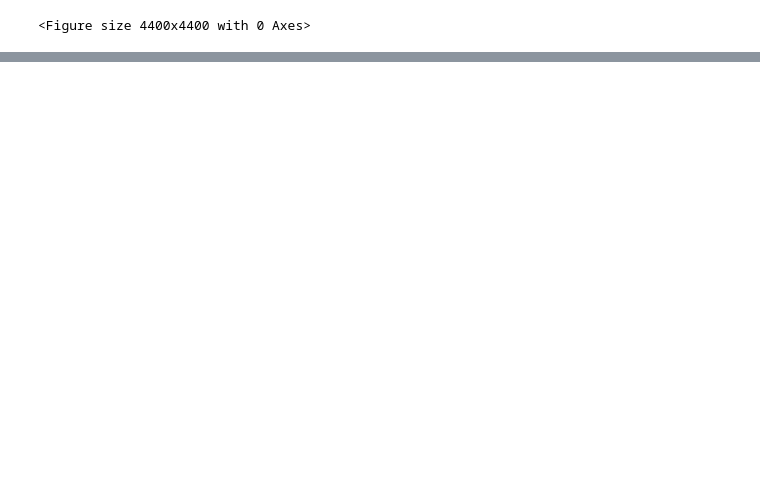
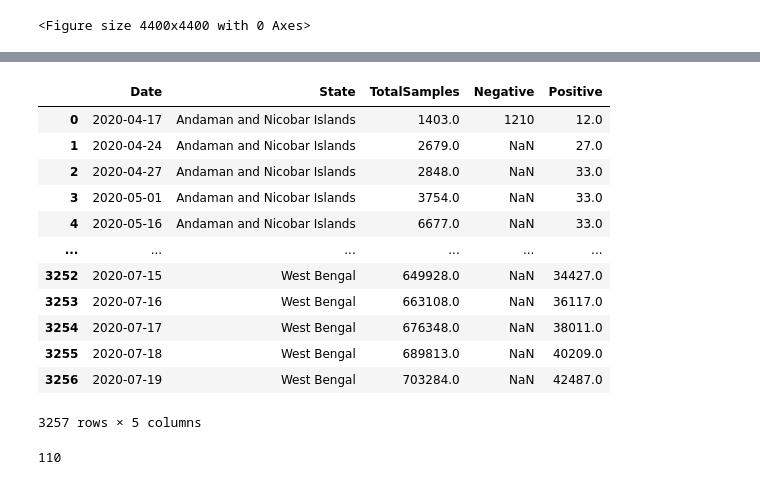
Before and after one commit to charithcherry/covid-19-data-analysis, a Jupyter notebook: covid_19_data_analysis.ipynb, the cells around one changed output, grey strips where cells are left out. Saved outputs shown, nothing was run; the diff lists cells and outputs as text; code cells hidden in the pictures; blank space fills up the shorter version.

```diff
--- a/covid_19_data_analysis.ipynb
+++ b/covid_19_data_analysis.ipynb
@@ -298,0 +314,22 @@ d1.iplot(kind='bar',x='Date',y='count')
+# %%
+stw=pd.read_csv('StatewiseTestingDetails.csv')
+# %%
+stw
+# %% [output]
+|  | Date | State | TotalSamples | Negative | Positive |
+| 0 | 2020-04-17 | Andaman and Nicobar Islands | 1403.0 | 1210 | 12.0 |
+| 1 | 2020-04-24 | Andaman and Nicobar Islands | 2679.0 | NaN | 27.0 |
+| 2 | 2020-04-27 | Andaman and Nicobar Islands | 2848.0 | NaN | 33.0 |
+| 3 | 2020-05-01 | Andaman and Nicobar Islands | 3754.0 | NaN | 33.0 |
+| 4 | 2020-05-16 | Andaman and Nicobar Islands | 6677.0 | NaN | 33.0 |
+| ... | ... | ... | ... | ... | ... |
+| 3252 | 2020-07-15 | West Bengal | 649928.0 | NaN | 34427.0 |
+| 3253 | 2020-07-16 | West Bengal | 663108.0 | NaN | 36117.0 |
+| 3254 | 2020-07-17 | West Bengal | 676348.0 | NaN | 38011.0 |
+| 3255 | 2020-07-18 | West Bengal | 689813.0 | NaN | 40209.0 |
+| 3256 | 2020-07-19 | West Bengal | 703284.0 | NaN | 42487.0 |
+3257 rows × 5 columns
+# %%
+stw['Date'].nunique()
+# %% [output]
+110
```
Also changed, not shown: parts of 14 cells of this notebook.
